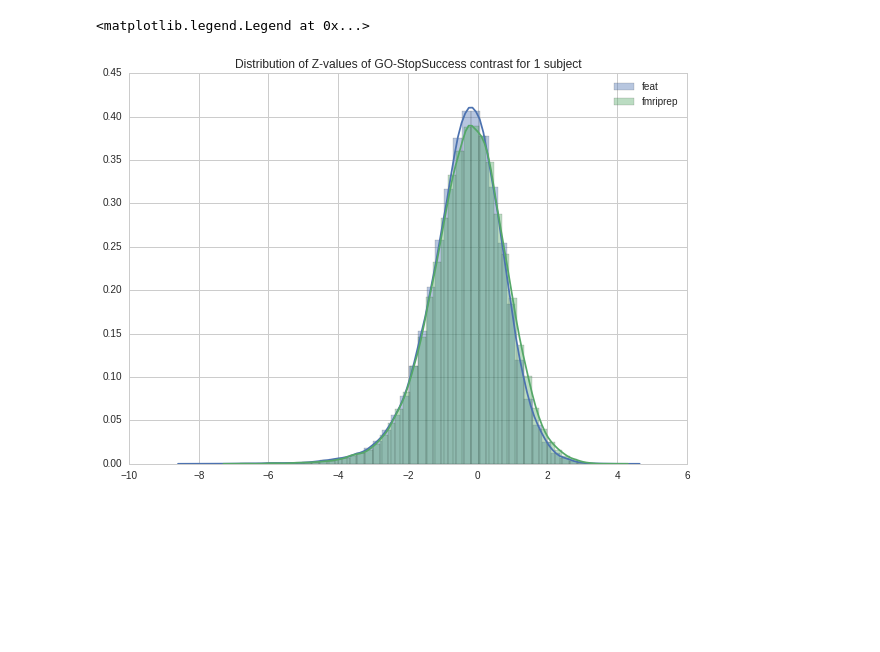
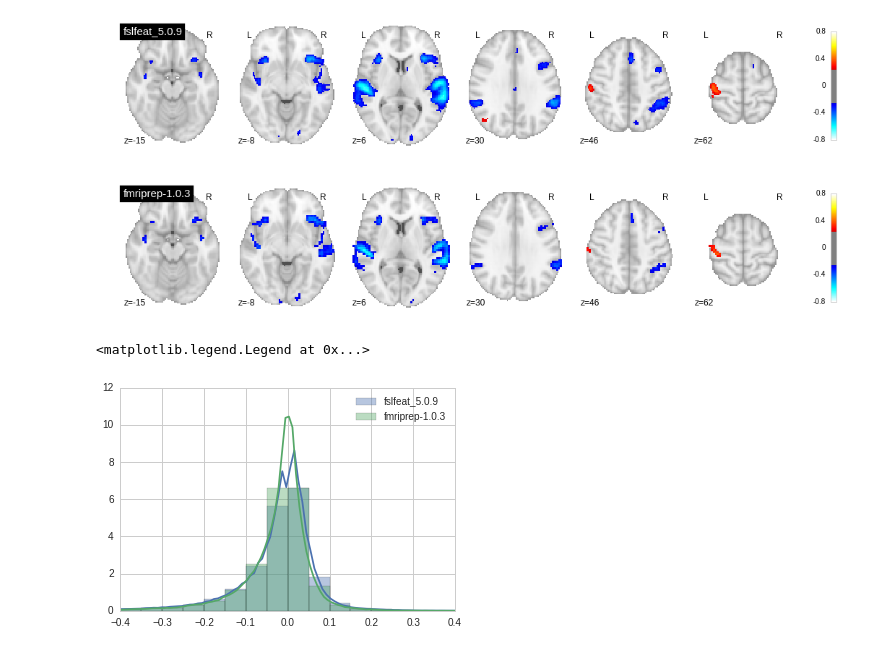
Before and after one commit to poldracklab/CNP_task_analysis, a Jupyter notebook: notebooks/SingleSubjectVis.ipynb, the cells around one changed output. Cells and saved outputs as stored; diff of their text form; code cells hidden in the pictures; blank space fills up the shorter version.

```diff
--- a/notebooks/SingleSubjectVis.ipynb
+++ b/notebooks/SingleSubjectVis.ipynb
@@ -25,0 +68,6 @@ plotting.show()
+# %%
+for idx,pipeline in enumerate(pipelines):
+    plotting.plot_stat_map(meanmasks[pipeline],title=pipeline,cmap='PuOr',
+                              colorbar=True)
+
+plotting.show()
@@ -25,0 +94,15 @@ plotting.show()
+# %%
+tvals = {}
+for pipeline in pipelines:
+    tvals[pipeline]=[]
+    for subject in subjects:
+        t11 = os.path.join(prepdir,'fmriprep_vs_feat/%s/task/%s/stopsignal.feat/stats/tstat11.nii.gz'%(pipeline,subject))
+        im = nib.load(t11).get_data()
+        imnonnul = im[im!=0]
+        tvals[pipeline] += imnonnul.tolist()
+# %%
+plt.figure(figsize=(10,7))
+for pipeline in pipelines:
+    sns.distplot(tvals[pipeline],label=pipeline)
+plt.title("Distribution of Z-values of 1st level analysis - GO-StopSuccess contrast")
+plt.legend()
@@ -25,0 +114,6 @@ plotting.show()
+# %%
+#cut_coords = [-15, -8, 6, 30, 46, 62]
+for idx,pipeline in enumerate(pipelines):
+    image = os.path.join(basedir,'fmriprep_vs_feat',pipeline,"task_acm/stopsignal/zstat11_ACM_diff.nii.gz")
+    plotting.plot_glass_brain(image,title=pipeline,vmin=-1,vmax=1,colorbar=True)
+plotting.show()
@@ -26,21 +123,19 @@ plotting.show()
 # %%
-# This cell compares statistical results, but due to the weird affine stuff, it's just clutter
-#cut_coords = [-15, -8, 6, 30, 46, 62]
-#for idx,image in enumerate(images):
-#    plotting.plot_stat_map(image,title=preprocessing[idx],vmax=6,display_mode='z',threshold=1,cut_coords=cut_coords)
-#plotting.show()
+cut_coords = [-15, -8, 6, 30, 46, 62]
+for idx,pipeline in enumerate(pipelines):
+    image = os.path.join(basedir,'fmriprep_vs_feat',pipeline,"task_acm/stopsignal/zstat11_ACM_diff.nii.gz")
+    plotting.plot_stat_map(image,title=pipeline,threshold=0.25,display_mode='z',cut_coords=cut_coords,vmax=0.8)
+plotting.show()
+# %% [output]
+[figure, added]
+[figure, added]
-# %%
-zfeat = nib.load(images[0]).get_data()
-zfmriprep = nib.load(images[1]).get_data()
-
-zfeatflat = zfeat[zfeat != 0]
-zfmriprepflat = zfmriprep[zfmriprep != 0]
-
-plt.figure(figsize=(10,7))
-sns.distplot(zfeatflat,label='feat')
-sns.distplot(zfmriprepflat,label='fmriprep')
-plt.title("Distribution of Z-values of GO-StopSuccess contrast for 1 subject")
-plt.legend()
-# %% [output]
-<matplotlib.legend.Legend at 0x...>
-[figure, removed]
+# %%
+for idx,pipeline in enumerate(pipelines):
+    image = os.path.join(basedir,'fmriprep_vs_feat',pipeline,"task_acm/stopsignal/zstat11_ACM_diff.nii.gz")
+    imdat = nib.load(image).get_data()
+    sns.distplot(imdat[imdat != 0],label=pipeline,norm_hist=True,bins=np.arange(-1,1,0.05))
+plt.xlim([-0.4,0.4])
+plt.legend()
+# %% [output]
+<matplotlib.legend.Legend at 0x...>
+[figure, added]
```
Also changed, not shown: parts of 13 cells of this notebook, 1 other file.
